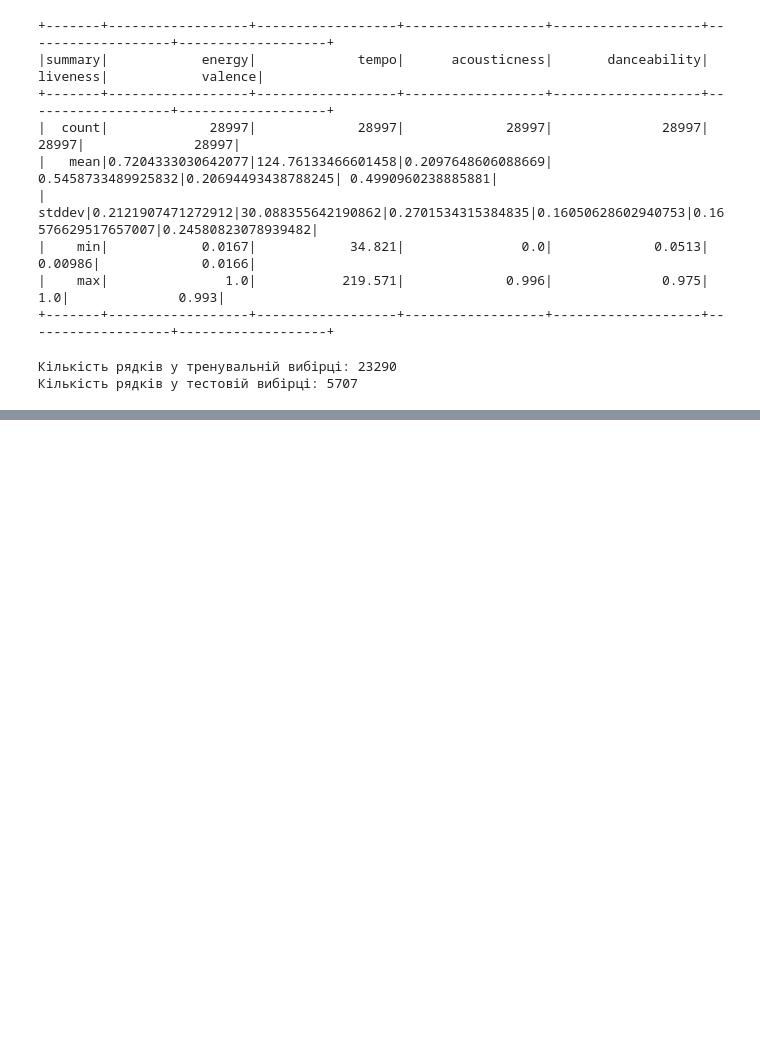
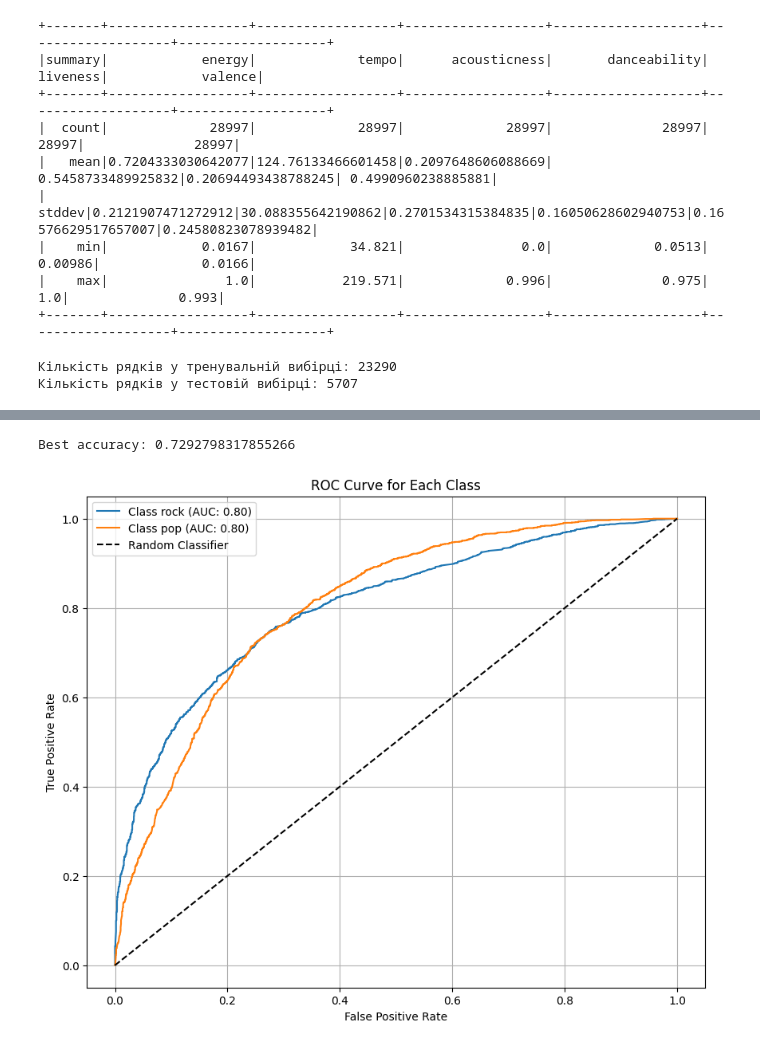
Before and after one commit to mkhusid/chords-finder, a Jupyter notebook: genre_analyzer.ipynb, the cells around one changed output, grey strips where cells are left out. Saved outputs shown, nothing was run; the diff lists cells and outputs as text; code cells hidden in the pictures; blank space fills up the shorter version.

```diff
--- a/genre_analyzer.ipynb
+++ b/genre_analyzer.ipynb
@@ -178,4 +168,5 @@ Accuracy: 0.7292798317855266, f1: 0.7283670609960342
 # %%
+''' Cross Validation for hyperparameter tuning and K-fold validation '''
 from src.utils import plot_roc
 
 # Побудова сітки гіперпараметрів для Random Forest
@@ -184,7 +175,7 @@ paramGrid_rf = ParamGridBuilder() \
     .addGrid(rf.maxDepth, [5]) \
     .build()
 
-# CrossValidator для
+# CrossValidator for Random Forest
 cv_rf = CrossValidator(estimator=rf_pipeline,
             estimatorParamMaps=paramGrid_rf,
             evaluator=cv_evaluator,
@@ -192,17 +183,16 @@ cv_rf = CrossValidator(estimator=rf_pipeline,
             seed=1234,
             parallelism=8)
 
-# Виконання K-fold валідації для Random Forest
-cv_model_rf = cv_rf.fit(train_data).bestModelx
+# Fit the model on the training data with K-fold cross validation
+cv_model_rf = cv_rf.fit(train_data).bestModel
 cv_rf_predictions = cv_model_rf.transform(test_data)
 
-# Обчислення метрик для Random Forest
 rf_accuracy = evaluator_ml.setMetricName("accuracy").evaluate(cv_rf_predictions)
 print(f"Best accuracy: {rf_accuracy}")
 
-print(rf_model.stages[0])
-# plot_roc(rf_predictions, rf_model.stages[0])
+# Plot the ROC curve for the best model
+plot_roc(rf_predictions, cv_model_rf.stages[0].labels)
 
 # Save model for further use in "song_finder" notebook
-cv_model_rf.save('./models/genres_model/')
+cv_model_rf.write().overwrite().save("./models/spark_rf_model")
 # %% [output]
@@ -209,0 +200,2 @@ AttributeError: 'CrossValidatorModel' object has no attribute 'bestModelx'
+Best accuracy: 0.7292798317855266
+[figure, added]
```
Also changed, not shown: parts of 8 cells of this notebook, 8 other files.
